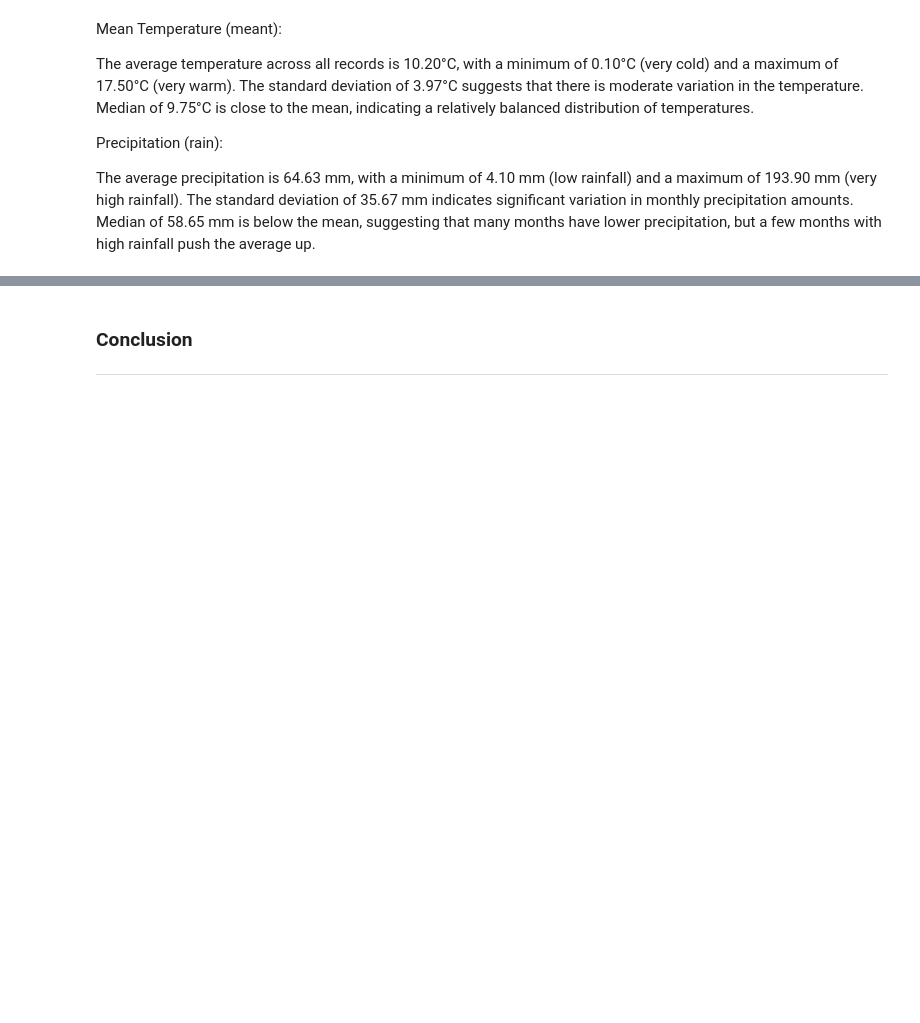
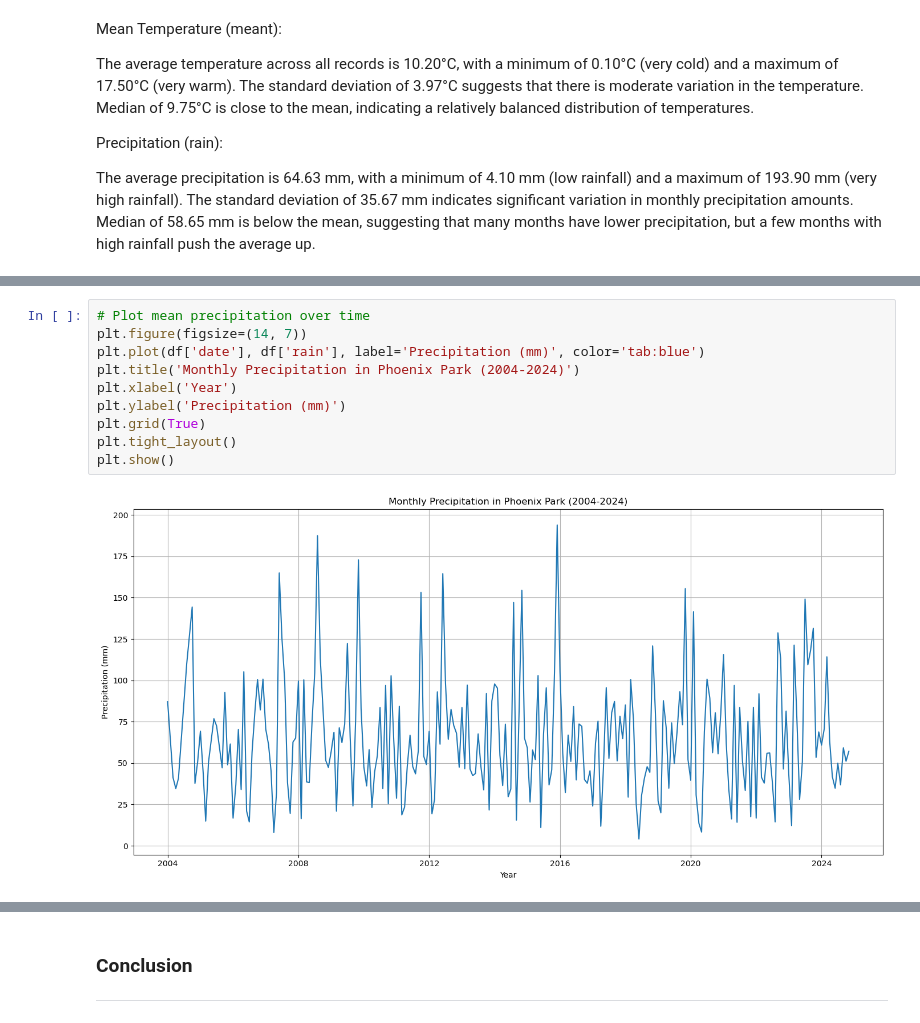
Before and after one commit to RodrigoDMU/programming-for-data-analytics, a Jupyter notebook: project/project.ipynb, the cells around one changed output, grey strips where cells are left out. Drawn from its saved outputs; the diff is of its cells as text; blank space fills up the shorter version.

```diff
--- a/project/project.ipynb
+++ b/project/project.ipynb
@@ -196,0 +231,12 @@ Median of 58.65 mm is below the mean, suggesting that many months have lower pre
+# %%
+# Plot mean precipitation over time
+plt.figure(figsize=(14, 7))
+plt.plot(df['date'], df['rain'], label='Precipitation (mm)', color='tab:blue')
+plt.title('Monthly Precipitation in Phoenix Park (2004-2024)')
+plt.xlabel('Year')
+plt.ylabel('Precipitation (mm)')
+plt.grid(True)
+plt.tight_layout()
+plt.show()
+# %% [output]
+[figure, added]
```
Also changed, not shown: parts of 5 cells of this notebook.
